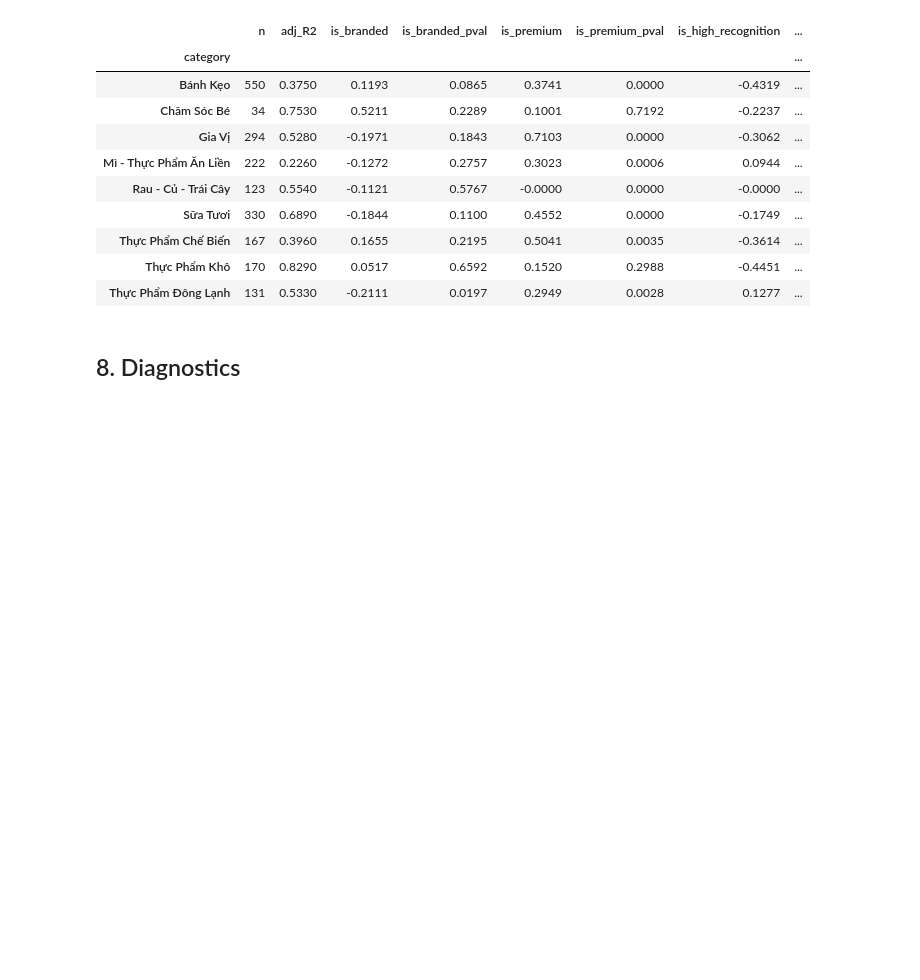
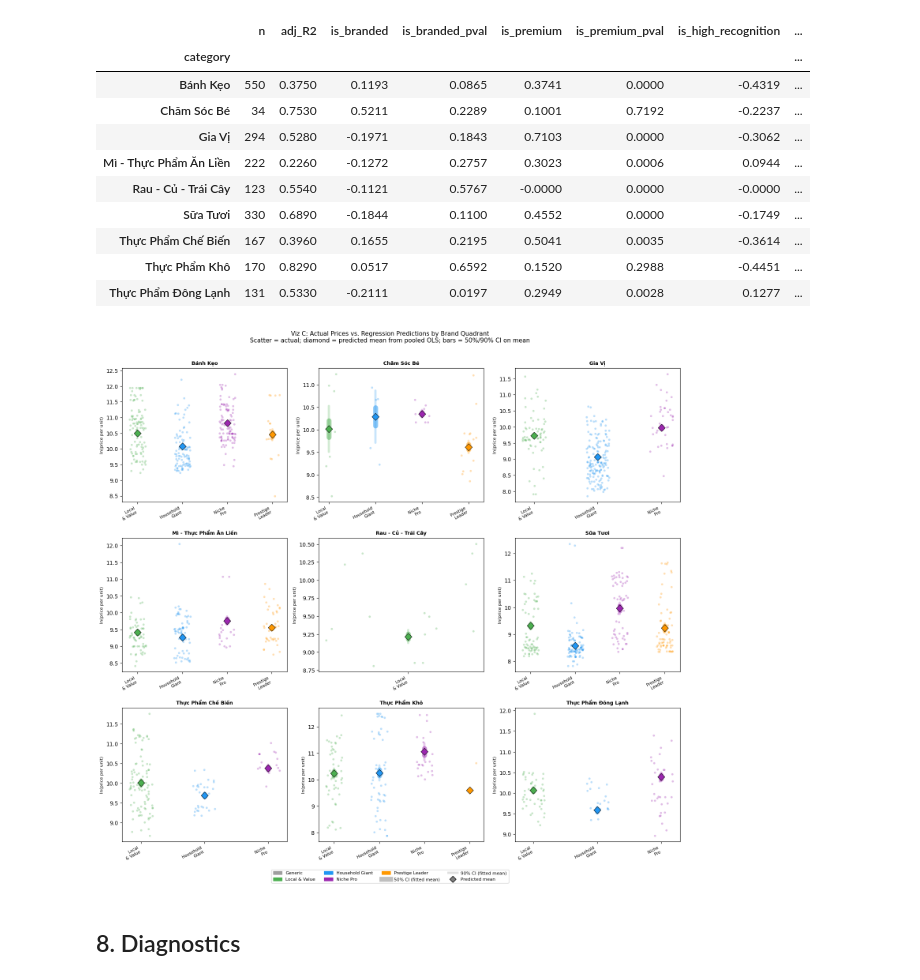
Before and after one commit to AureliaMei/Online-Food-Price, a Jupyter notebook: notebooks/08. hedonic_regression.ipynb, the cells around one changed output. Saved outputs shown, nothing was run; the diff lists cells and outputs as text; code cells hidden in the pictures; blank space fills up the shorter version.

```diff
--- a/notebooks/08. hedonic_regression.ipynb
+++ b/notebooks/08. hedonic_regression.ipynb
@@ -379,6 +459,99 @@ Table 3: Cross-Category Premium Estimates (ln_price_per_unit DV)
 | Thực Phẩm Chế Biến | 167 | 0.3960 | 0.1655 | 0.2195 | 0.5041 | 0.0035 | -0.3614 | ... |
 | Thực Phẩm Khô | 170 | 0.8290 | 0.0517 | 0.6592 | 0.1520 | 0.2988 | -0.4451 | ... |
 | Thực Phẩm Đông Lạnh | 131 | 0.5330 | -0.2111 | 0.0197 | 0.2949 | 0.0028 | 0.1277 | ... |
+# %%
+## --- Visualization C: Actual Prices vs. Regression Predictions by Brand Quadrant ---
+import matplotlib.pyplot as plt
+import matplotlib.patches as mpatches
+from scipy.stats import t as _t_dist_c
+
+_QUAD_ORDER_C = ['generic', 'local_value', 'household_giant', 'niche_professional', 'prestige_leader']
+_QUAD_LABELS_C = {
+    'generic': 'Generic', 'local_value': 'Local\n& Value',
+    'household_giant': 'Household\nGiant', 'niche_professional': 'Niche\nPro',
+    'prestige_leader': 'Prestige\nLeader',
+}
+_QUAD_COLORS_C = {
+    'generic': '#9E9E9E', 'local_value': '#4CAF50',
+    'household_giant': '#2196F3', 'niche_professional': '#9C27B0',
+    'prestige_leader': '#FF9800',
+}
+
+_rc = reg_df_clean.copy()
+_rc['fitted_c'] = model_final.fittedvalues
+# brand_quadrant already present from product_features.csv
+
+_eligible_c = sorted(cat_results.keys())
+_nc = len(_eligible_c)
+_ncols_c = 3
+_nrows_c = int(np.ceil(_nc / _ncols_c))
+_rng_c = np.random.default_rng(42)
+
+fig, axes = plt.subplots(_nrows_c, _ncols_c, figsize=(15, 4.5 * _nrows_c), sharey=False)
+axes = axes.flatten()
+
+for i, cat in enumerate(_eligible_c):
+    ax = axes[i]
+    _dcat = _rc[_rc['parent_category'] == cat]
+    _quads = [q for q in _QUAD_ORDER_C if q in _dcat['brand_quadrant'].values]
+
+    for j, quad in enumerate(_quads):
+        _dq = _dcat[_dcat['brand_quadrant'] == quad]
+        _jitter = _rng_c.uniform(-0.18, 0.18, size=len(_dq))
+
+        # Actual prices
+        ax.scatter(j + _jitter, _dq['ln_price_per_unit'],
+                   c=_QUAD_COLORS_C[quad], alpha=0.3, s=15, zorder=2, linewidths=0)
+
+        # Fitted mean + CI on mean
+        _fv_c = _dq['fitted_c'].values
+        _n_q  = len(_fv_c)
+        _mean_fit = _fv_c.mean()
+        if _n_q >= 3:
+            _se_c  = _fv_c.std(ddof=1) / np.sqrt(_n_q)
+            _ci90c = _t_dist_c.ppf(0.95, df=_n_q - 1) * _se_c
+            _ci50c = _t_dist_c.ppf(0.75, df=_n_q - 1) * _se_c
+        else:
+            _ci90c = _ci50c = 0.0
+
+        # 90% CI bar
+        ax.plot([j, j], [_mean_fit - _ci90c, _mean_fit + _ci90c],
+                color=_QUAD_COLORS_C[quad], linewidth=4, alpha=0.25,
+                solid_capstyle='round', zorder=3)
+        # 50% CI bar
+        ax.plot([j, j], [_mean_fit - _ci50c, _mean_fit + _ci50c],
+                color=_QUAD_COLORS_C[quad], linewidth=9, alpha=0.5,
+                solid_capstyle='round', zorder=4)
+        # Diamond at predicted mean
+        ax.scatter(j, _mean_fit, color=_QUAD_COLORS_C[quad], s=85, marker='D',
+                   edgecolors='black', linewidths=0.7, zorder=5)
+
+    ax.set_title(cat, fontsize=9, fontweight='bold')
+    ax.set_ylabel('ln(price per unit)', fontsize=8)
+    ax.set_xticks(range(len(_quads)))
+    ax.set_xticklabels([_QUAD_LABELS_C[q] for q in _quads],
+                       rotation=28, ha='right', fontsize=7.5)
+
+for k in range(i + 1, len(axes)):
+    axes[k].set_visible(False)
+
+_hC = [mpatches.Patch(color=_QUAD_COLORS_C[q], label=_QUAD_LABELS_C[q].replace('\n', ' '))
+       for q in _QUAD_ORDER_C]
+_hC += [
+    plt.Line2D([0],[0], color='gray', linewidth=9,  alpha=0.5,  label='50% CI (fitted mean)'),
+    plt.Line2D([0],[0], color='gray', linewidth=4,  alpha=0.25, label='90% CI (fitted mean)'),
+    plt.Line2D([0],[0], marker='D', color='w', markerfacecolor='gray',
+               markeredgecolor='black', markersize=8, label='Predicted mean'),
+]
+fig.legend(handles=_hC, loc='lower center', ncol=4, fontsize=8, bbox_to_anchor=(0.5, -0.03))
+fig.suptitle(
+    'Viz C: Actual Prices vs. Regression Predictions by Brand Quadrant\n'
+    'Scatter = actual; diamond = predicted mean from pooled OLS; bars = 50%/90% CI on mean',
+    fontsize=11, y=1.01)
+plt.tight_layout()
+plt.show()
+# %% [output]
+[figure, added]
 # %% [markdown]
 ## 8. Diagnostics
 # %%
```
Also changed, not shown: parts of 12 cells of this notebook, 26 other files.
